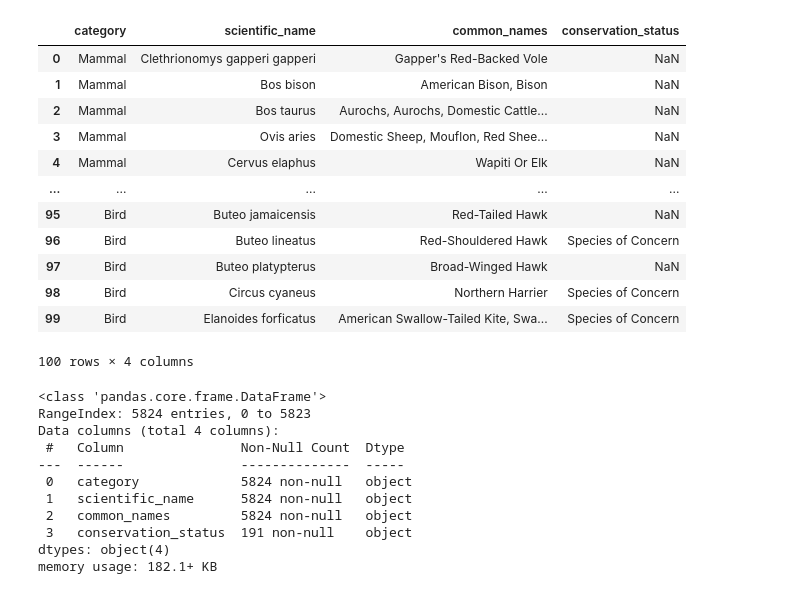
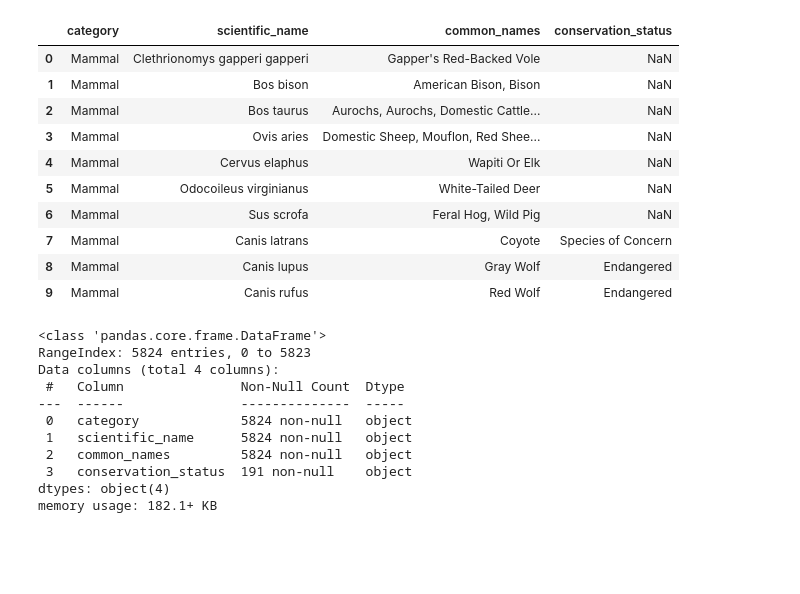
Before and after one commit to bartmj/Biodiversity-EDA, a Jupyter notebook: biodiversity.ipynb, the cells around one changed output. Drawn from its saved outputs; the diff is of its cells as text; code cells hidden in the pictures; blank space fills up the shorter version.

```diff
--- a/biodiversity.ipynb
+++ b/biodiversity.ipynb
@@ -7,21 +7,19 @@ import numpy as np
 observations = pd.read_csv('observations.csv')
 species = pd.read_csv('species_info.csv')
 # %%
-species.head(100)
+species.head(10)
 # %% [output]
 |  | category | scientific_name | common_names | conservation_status |
 | 0 | Mammal | Clethrionomys gapperi gapperi | Gapper's Red-Backed Vole | NaN |
 | 1 | Mammal | Bos bison | American Bison, Bison | NaN |
 | 2 | Mammal | Bos taurus | Aurochs, Aurochs, Domestic Cattle... | NaN |
 | 3 | Mammal | Ovis aries | Domestic Sheep, Mouflon, Red Shee... | NaN |
 | 4 | Mammal | Cervus elaphus | Wapiti Or Elk | NaN |
-| ... | ... | ... | ... | ... |
-| 95 | Bird | Buteo jamaicensis | Red-Tailed Hawk | NaN |
-| 96 | Bird | Buteo lineatus | Red-Shouldered Hawk | Species of Concern |
-| 97 | Bird | Buteo platypterus | Broad-Winged Hawk | NaN |
-| 98 | Bird | Circus cyaneus | Northern Harrier | Species of Concern |
-| 99 | Bird | Elanoides forficatus | American Swallow-Tailed Kite, Swa... | Species of Concern |
+| 5 | Mammal | Odocoileus virginianus | White-Tailed Deer | NaN |
+| 6 | Mammal | Sus scrofa | Feral Hog, Wild Pig | NaN |
+| 7 | Mammal | Canis latrans | Coyote | Species of Concern |
+| 8 | Mammal | Canis lupus | Gray Wolf | Endangered |
+| 9 | Mammal | Canis rufus | Red Wolf | Endangered |
-100 rows × 4 columns
 # %%
 species.info()
 # %% [output]
```
Also changed, not shown: parts of 17 cells of this notebook.
